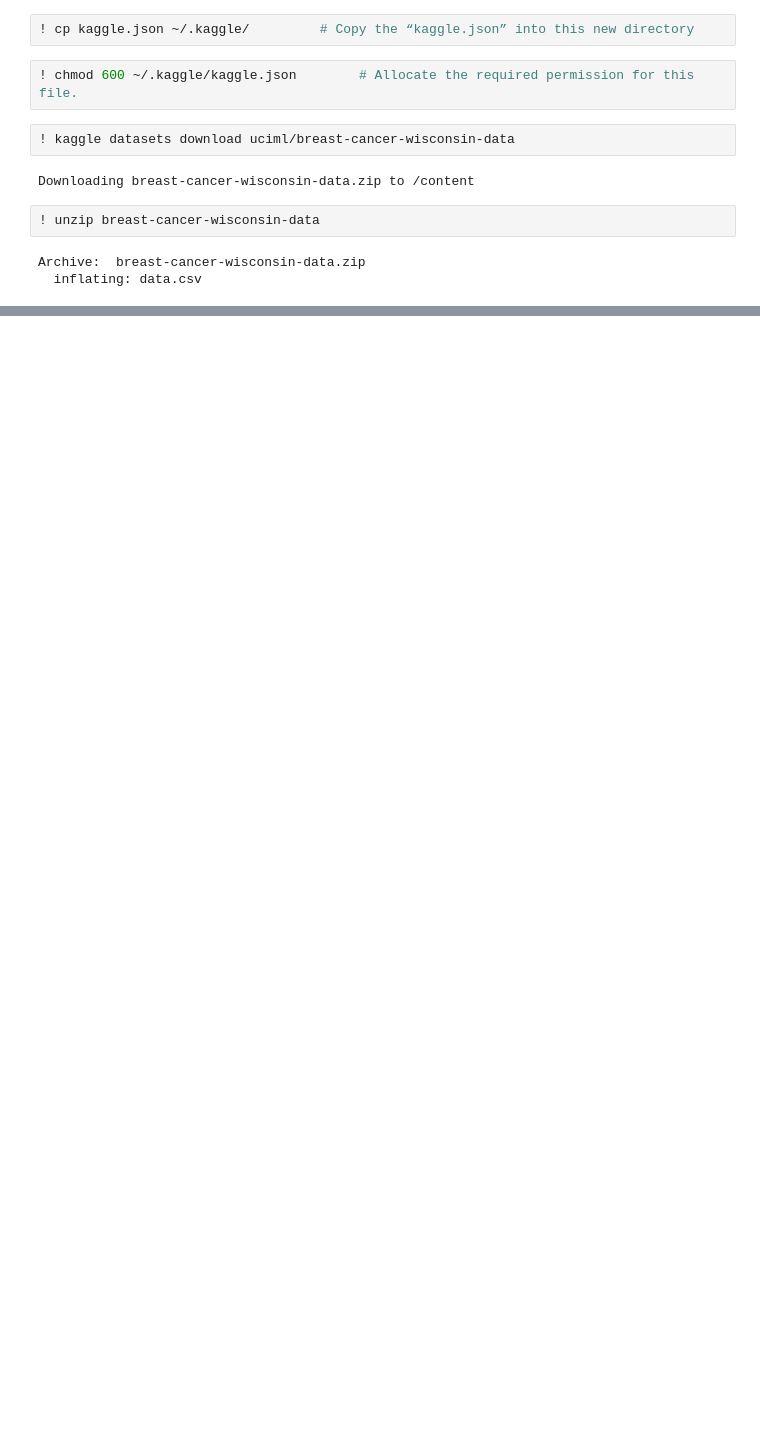
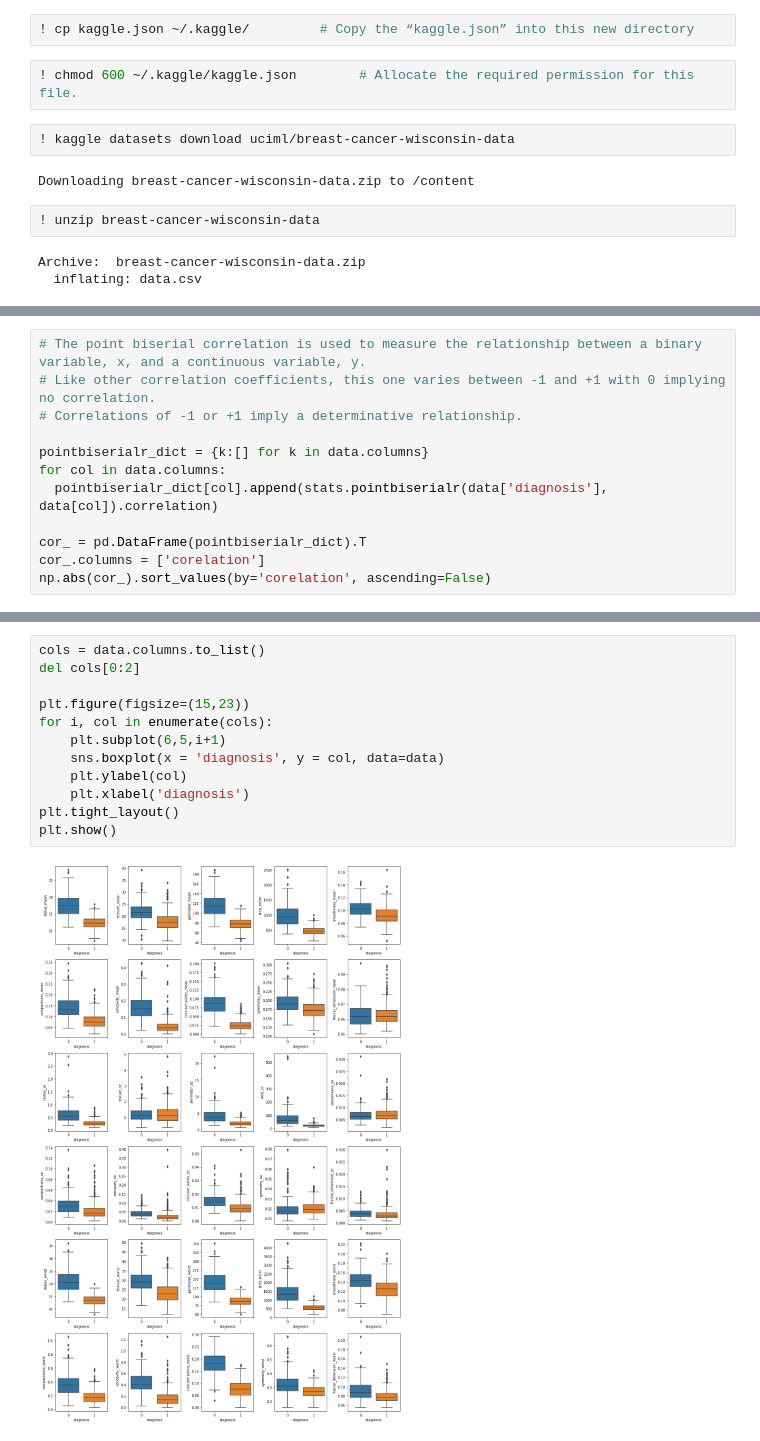
Before and after one commit to yasinahmadpoor/Breast_Cancer_Wisconsin_DataSet, a Jupyter notebook: Breast_Cancer_Wisconsin_DataSet.ipynb, the cells around one changed output, grey strips where cells are left out. Drawn from its saved outputs; the diff is of its cells as text; blank space fills up the shorter version.

```diff
--- a/Breast_Cancer_Wisconsin_DataSet.ipynb
+++ b/Breast_Cancer_Wisconsin_DataSet.ipynb
@@ -34,0 +80,12 @@ Archive:  breast-cancer-wisconsin-data.zip
+# %%
+# The point biserial correlation is used to measure the relationship between a binary variable, x, and a continuous variable, y.
+# Like other correlation coefficients, this one varies between -1 and +1 with 0 implying no correlation.
+# Correlations of -1 or +1 imply a determinative relationship.
+
+pointbiserialr_dict = {k:[] for k in data.columns}
+for col in data.columns:
+  pointbiserialr_dict[col].append(stats.pointbiserialr(data['diagnosis'], data[col]).correlation)
+
+cor_ = pd.DataFrame(pointbiserialr_dict).T
+cor_.columns = ['corelation']
+np.abs(cor_).sort_values(by='corelation', ascending=False)
@@ -34,0 +131,14 @@ Archive:  breast-cancer-wisconsin-data.zip
+# %%
+cols = data.columns.to_list()
+del cols[0:2]
+
+plt.figure(figsize=(15,23))
+for i, col in enumerate(cols):
+    plt.subplot(6,5,i+1)
+    sns.boxplot(x = 'diagnosis', y = col, data=data)
+    plt.ylabel(col)
+    plt.xlabel('diagnosis')
+plt.tight_layout()
+plt.show()
+# %% [output]
+[figure, added]
```
Also changed, not shown: parts of 13 cells of this notebook.
